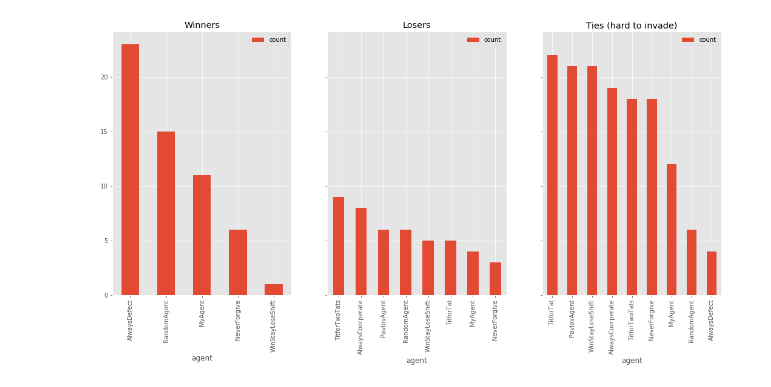
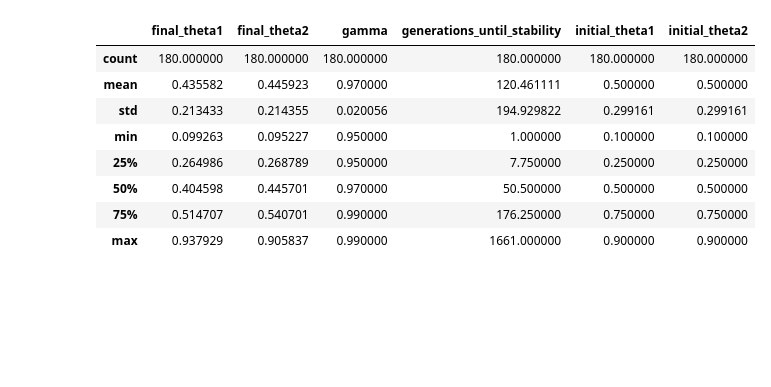
Before and after one commit to andrewnc/cs670lab1, a Jupyter notebook: lab2/data_exploration.ipynb, the cells around one changed output. Saved outputs shown, nothing was run; the diff lists cells and outputs as text; code cells hidden in the pictures; blank space fills up the shorter version.

```diff
--- a/lab2/data_exploration.ipynb
+++ b/lab2/data_exploration.ipynb
@@ -28,8 +18,0 @@ df.head()
-# %%
-df['score_diff'] = df['agent1_payoff'] - df['agent2_payoff']
-
-df['win'] = df['score_diff'] > 0
-
-dfp['score_diff'] = dfp['agent1_payoff'] - dfp['agent2_payoff']
-
-dfp['win'] = dfp['score_diff'] > 0
@@ -146,20 +19,12 @@ plt.show()
-# %%
-#most victories
-from collections import Counter
-plt.style.use("ggplot")
-
-fig, ax = plt.subplots(nrows=1, ncols=3, sharey=True, figsize=(18,8))
-
-pd.DataFrame(Counter(dfp[dfp['win'] == True]['agent1']).most_common(), columns=["agent", "count"]).plot(kind='bar', x='agent', ax=ax[0])
-ax[0].set_title("Winners")
-#most losses
-
-pd.DataFrame(Counter(dfp[(dfp['win'] == False) & (dfp['score_diff'] < 0)]['agent1']).most_common(), columns=["agent", "count"]).plot(kind='bar', x='agent', ax=ax[1])
-ax[1].set_title("Losers")
-
-#most ties
-pd.DataFrame(Counter(dfp[dfp['score_diff'] == 0]['agent1']).most_common(), columns=["agent", "count"]).plot(kind='bar', x='agent', ax=ax[2])
-ax[2].set_title("Ties (hard to invade)")
-plt.show()
-# %% [output]
-[figure, removed]
+# %%
+df.describe()
+# %% [output]
+|  | final_theta1 | final_theta2 | gamma | generations_until_stability | initial_theta1 | initial_theta2 |
+| count | 180.000000 | 180.000000 | 180.000000 | 180.000000 | 180.000000 | 180.000000 |
+| mean | 0.435582 | 0.445923 | 0.970000 | 120.461111 | 0.500000 | 0.500000 |
+| std | 0.213433 | 0.214355 | 0.020056 | 194.929822 | 0.299161 | 0.299161 |
+| min | 0.099263 | 0.095227 | 0.950000 | 1.000000 | 0.100000 | 0.100000 |
+| 25% | 0.264986 | 0.268789 | 0.950000 | 7.750000 | 0.250000 | 0.250000 |
+| 50% | 0.404598 | 0.445701 | 0.970000 | 50.500000 | 0.500000 | 0.500000 |
+| 75% | 0.514707 | 0.540701 | 0.990000 | 176.250000 | 0.750000 | 0.750000 |
+| max | 0.937929 | 0.905837 | 0.990000 | 1661.000000 | 0.900000 | 0.900000 |
```
Also changed, not shown: parts of 17 cells of this notebook, 3 other files.
